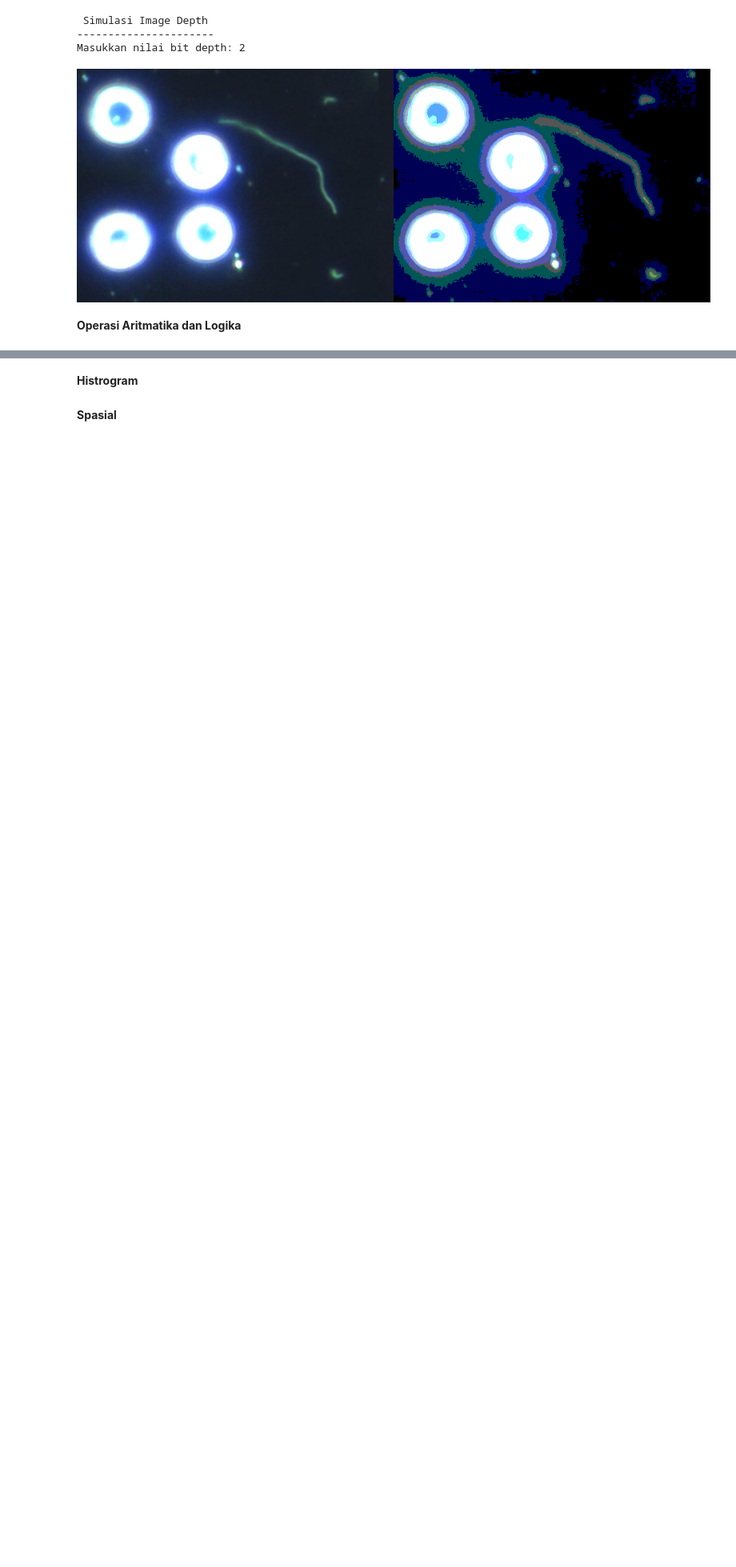
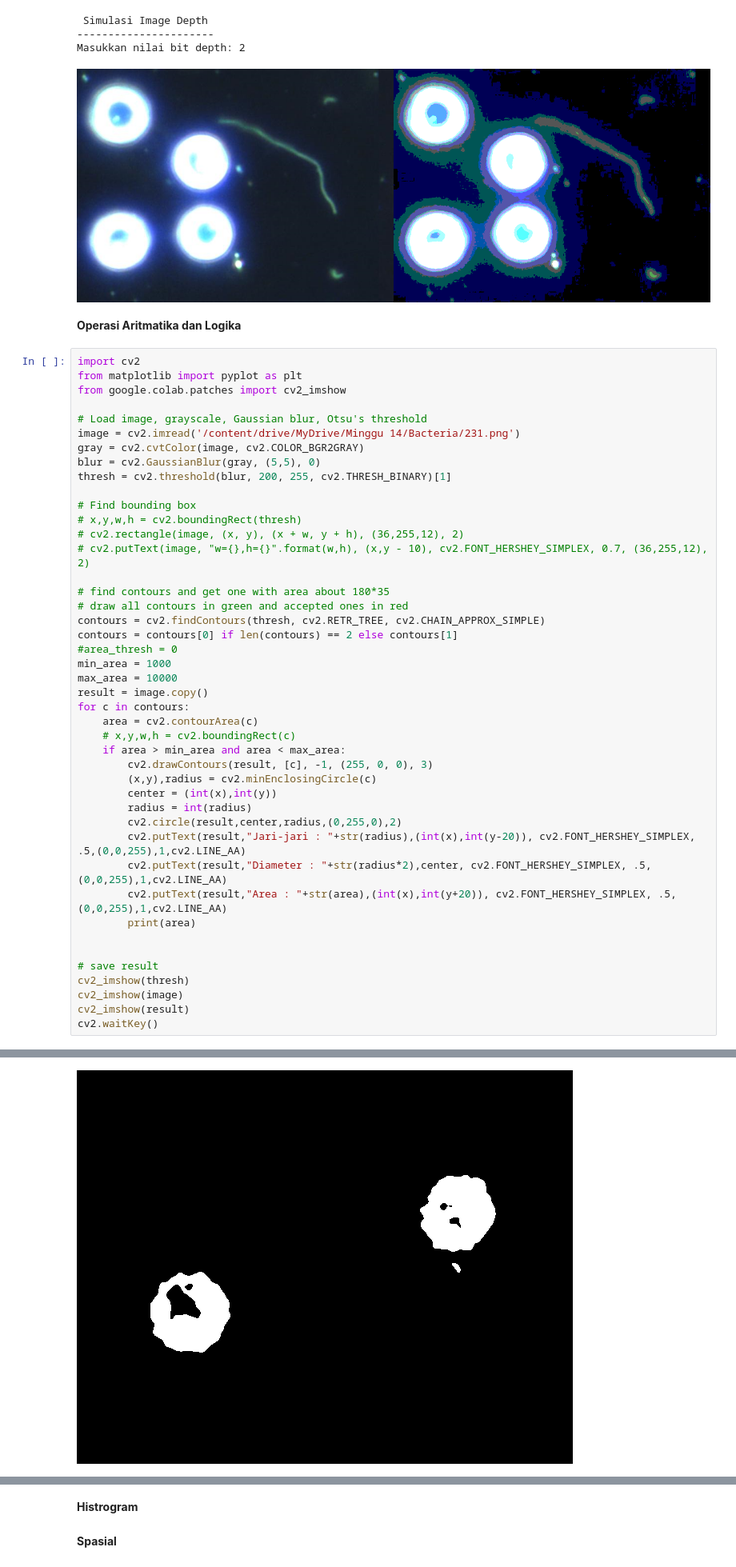
Before and after one commit to darman1725/PCVK_Genap_2022, a Jupyter notebook: UAS_PCVK_2022.ipynb, the cells around one changed output, grey strips where cells are left out. Shown at 80% size. Drawn from its saved outputs; the diff is of its cells as text; blank space fills up the shorter version.

```diff
--- a/UAS_PCVK_2022.ipynb
+++ b/UAS_PCVK_2022.ipynb
@@ -180,3 +180,48 @@ Masukkan nilai bit depth: 2
 [figure]
 # %% [markdown]
 **Operasi Aritmatika dan Logika**
+# %%
+import cv2
+from matplotlib import pyplot as plt
+from google.colab.patches import cv2_imshow
+
+# Load image, grayscale, Gaussian blur, Otsu's threshold
+image = cv2.imread('/content/drive/MyDrive/Minggu 14/Bacteria/231.png')
+gray = cv2.cvtColor(image, cv2.COLOR_BGR2GRAY)
+blur = cv2.GaussianBlur(gray, (5,5), 0)
+thresh = cv2.threshold(blur, 200, 255, cv2.THRESH_BINARY)[1]
+
+# Find bounding box
+# x,y,w,h = cv2.boundingRect(thresh)
+# cv2.rectangle(image, (x, y), (x + w, y + h), (36,255,12), 2)
+# cv2.putText(image, "w={},h={}".format(w,h), (x,y - 10), cv2.FONT_HERSHEY_SIMPLEX, 0.7, (36,255,12), 2)
+
+# find contours and get one with area about 180*35
+# draw all contours in green and accepted ones in red
+contours = cv2.findContours(thresh, cv2.RETR_TREE, cv2.CHAIN_APPROX_SIMPLE)
+contours = contours[0] if len(contours) == 2 else contours[1]
+#area_thresh = 0
+min_area = 1000
+max_area = 10000
+result = image.copy()
+for c in contours:
+    area = cv2.contourArea(c)
+    # x,y,w,h = cv2.boundingRect(c)
+    if area > min_area and area < max_area:
+        cv2.drawContours(result, [c], -1, (255, 0, 0), 3)
+        (x,y),radius = cv2.minEnclosingCircle(c)
+        center = (int(x),int(y))
+        radius = int(radius)
+        cv2.circle(result,center,radius,(0,255,0),2)
+        cv2.putText(result,"Jari-jari : "+str(radius),(int(x),int(y-20)), cv2.FONT_HERSHEY_SIMPLEX, .5,(0,0,255),1,cv2.LINE_AA)
+        cv2.putText(result,"Diameter : "+str(radius*2),center, cv2.FONT_HERSHEY_SIMPLEX, .5,(0,0,255),1,cv2.LINE_AA)
+        cv2.putText(result,"Area : "+str(area),(int(x),int(y+20)), cv2.FONT_HERSHEY_SIMPLEX, .5,(0,0,255),1,cv2.LINE_AA)
+        print(area)
+
+
+# save result
+cv2_imshow(thresh)
+cv2_imshow(image)
+cv2_imshow(result)
+cv2.waitKey()
+# %% [output]
@@ -182,0 +231 @@ Masukkan nilai bit depth: 2
+[figure, added]
```
Also changed, not shown: parts of 1 cell of this notebook.
